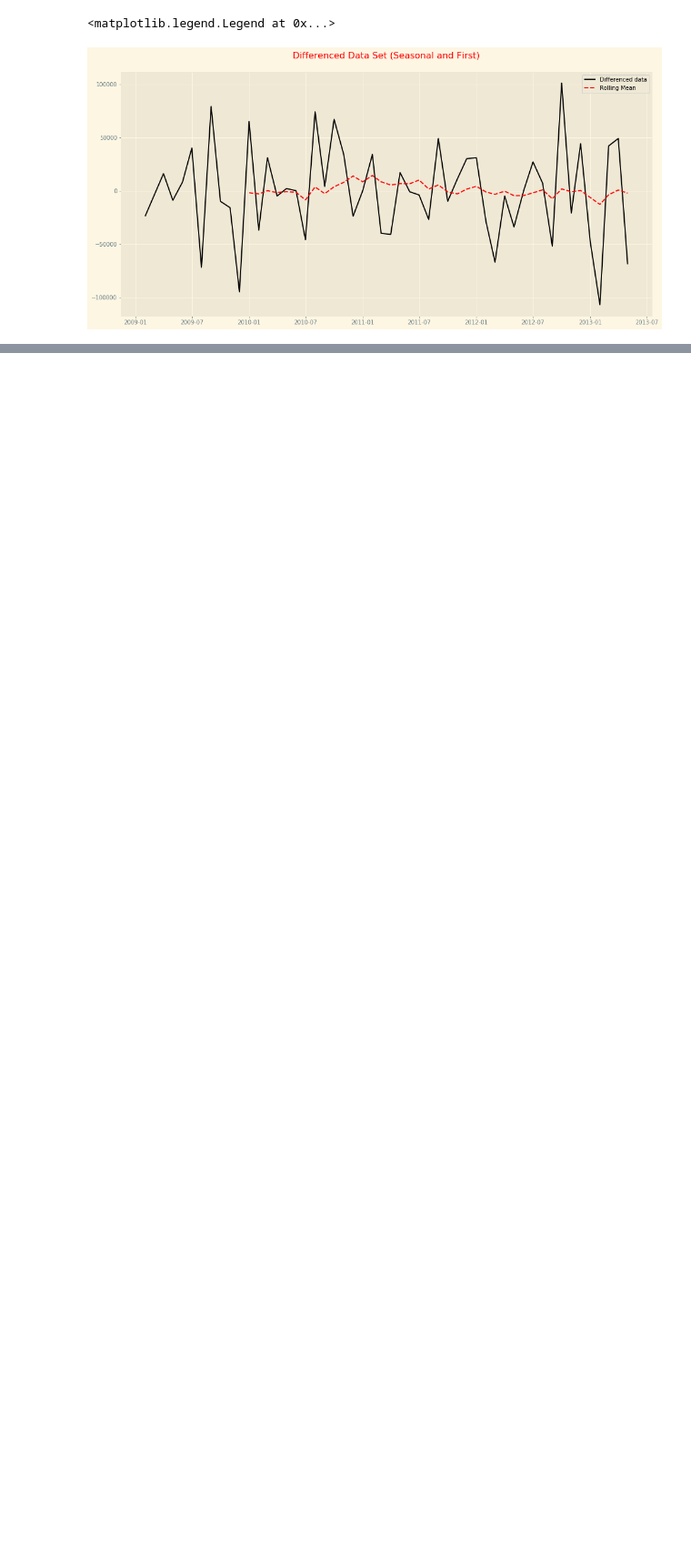
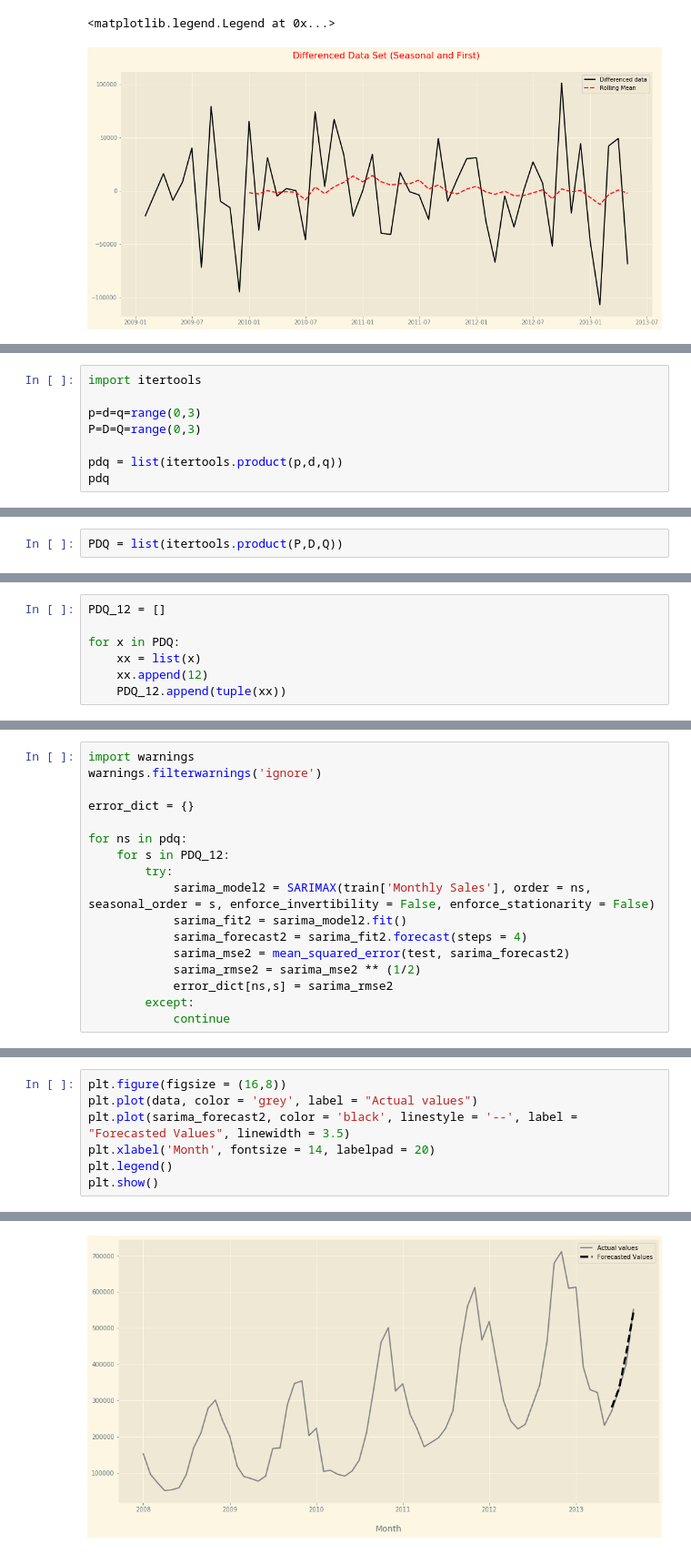
Before and after one commit to hamzajabbarr/time_series_forecasting_example, a Jupyter notebook: Time_series.ipynb, the cells around one changed output, grey strips where cells are left out. Shown at 91% size. Cells and saved outputs as stored; diff of their text form; blank space fills up the shorter version.

Commit message:
Coded SARIMA model

```diff
--- a/Time_series.ipynb
+++ b/Time_series.ipynb
@@ -838,0 +835,8 @@ AttributeError: module 'statsmodels.tsa.api' has no attribute 'arima'
+# %%
+import itertools
+
+p=d=q=range(0,3)
+P=D=Q=range(0,3)
+
+pdq = list(itertools.product(p,d,q))
+pdq
@@ -838,0 +861,2 @@ AttributeError: module 'statsmodels.tsa.api' has no attribute 'arima'
+# %%
+PDQ = list(itertools.product(P,D,Q))
@@ -838,0 +883,7 @@ AttributeError: module 'statsmodels.tsa.api' has no attribute 'arima'
+# %%
+PDQ_12 = []
+
+for x in PDQ:
+    xx = list(x)
+    xx.append(12)
+    PDQ_12.append(tuple(xx))
@@ -838,0 +912,17 @@ AttributeError: module 'statsmodels.tsa.api' has no attribute 'arima'
+# %%
+import warnings
+warnings.filterwarnings('ignore')
+
+error_dict = {}
+
+for ns in pdq:
+    for s in PDQ_12:
+        try:
+            sarima_model2 = SARIMAX(train['Monthly Sales'], order = ns, seasonal_order = s, enforce_invertibility = False, enforce_stationarity = False)
+            sarima_fit2 = sarima_model2.fit()
+            sarima_forecast2 = sarima_fit2.forecast(steps = 4)
+            sarima_mse2 = mean_squared_error(test, sarima_forecast2)
+            sarima_rmse2 = sarima_mse2 ** (1/2)
+            error_dict[ns,s] = sarima_rmse2
+        except:
+            continue
@@ -838,0 +939,8 @@ AttributeError: module 'statsmodels.tsa.api' has no attribute 'arima'
+# %%
+plt.figure(figsize = (16,8))
+plt.plot(data, color = 'grey', label = "Actual values")
+plt.plot(sarima_forecast2, color = 'black', linestyle = '--', label = "Forecasted Values", linewidth = 3.5)
+plt.xlabel('Month', fontsize = 14, labelpad = 20)
+plt.legend()
+plt.show()
+# %% [output]
@@ -838,0 +953 @@ AttributeError: module 'statsmodels.tsa.api' has no attribute 'arima'
+[figure, added]
```
Also changed, not shown: parts of 15 cells of this notebook.
